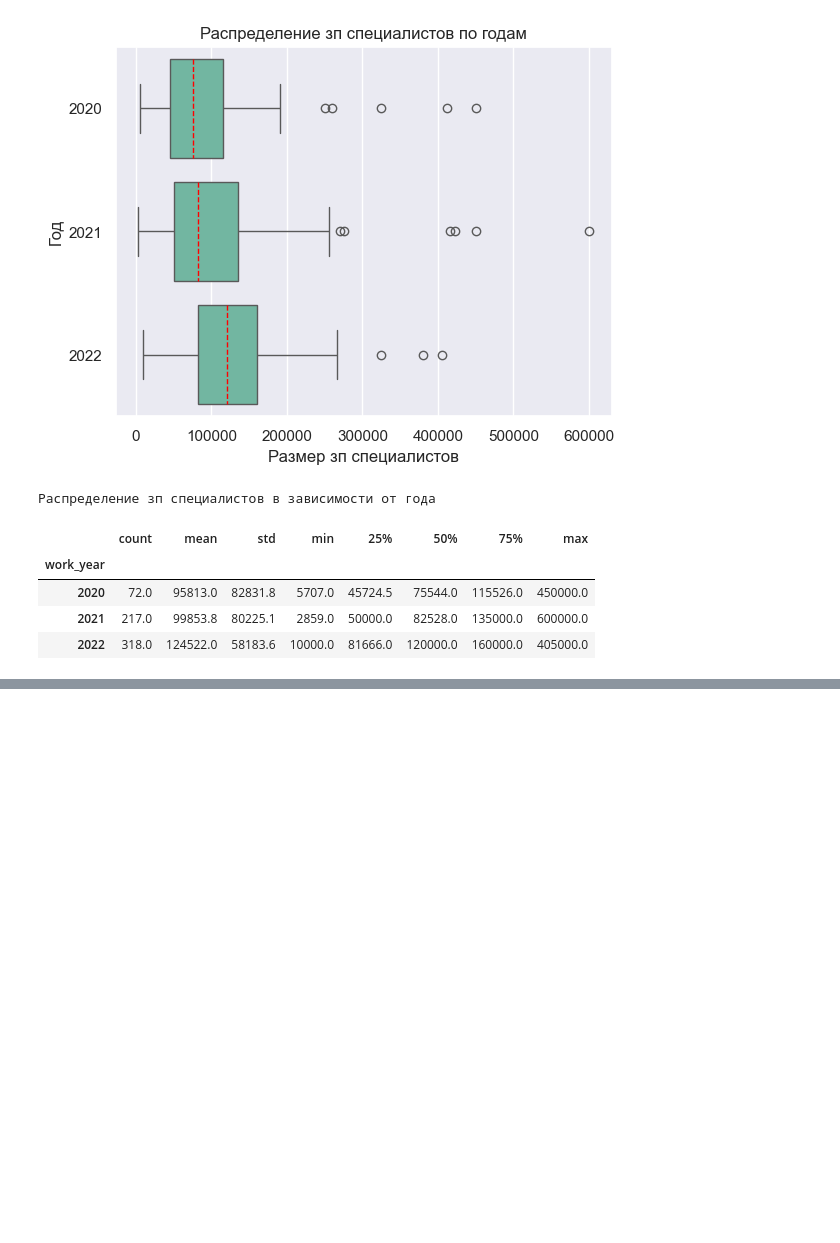
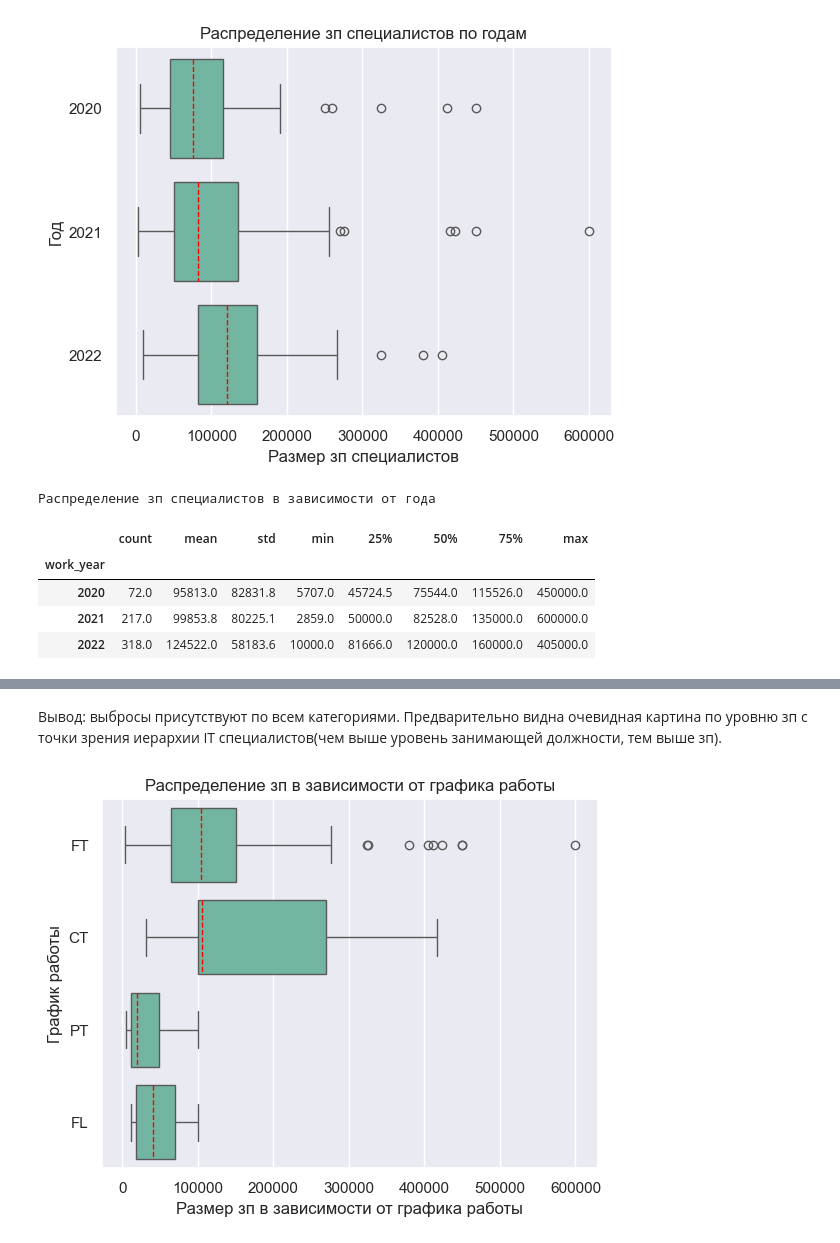
Before and after one commit to schdlr50/SF_EDA_4, a Jupyter notebook: final task.ipynb, the cells around one changed output, grey strips where cells are left out. Cells and saved outputs as stored; diff of their text form; code cells hidden in the pictures; blank space fills up the shorter version.

```diff
--- a/final task.ipynb
+++ b/final task.ipynb
@@ -230,0 +244,11 @@ data_work_year_agg
+# %% [markdown]
+Вывод: выбросы присутствуют по всем категориями. Предварительно видна очевидная картина по уровню зп с точки зрения иерархии IT специалистов(чем выше уровень занимающей должности, тем выше зп).
+# %%
+# employment_type
+
+ax = sns.boxplot(data, x='salary_in_usd', y='employment_type', orient='h', medianprops={"color": "red", "linestyle": "--"})
+ax.set(xlabel='Размер зп в зависимости от графика работы', ylabel='График работы')
+plt.title('Распределение зп в зависимости от графика работы')
+plt.show()
+# %% [output]
+[figure, added]
```
Also changed, not shown: parts of 9 cells of this notebook.
